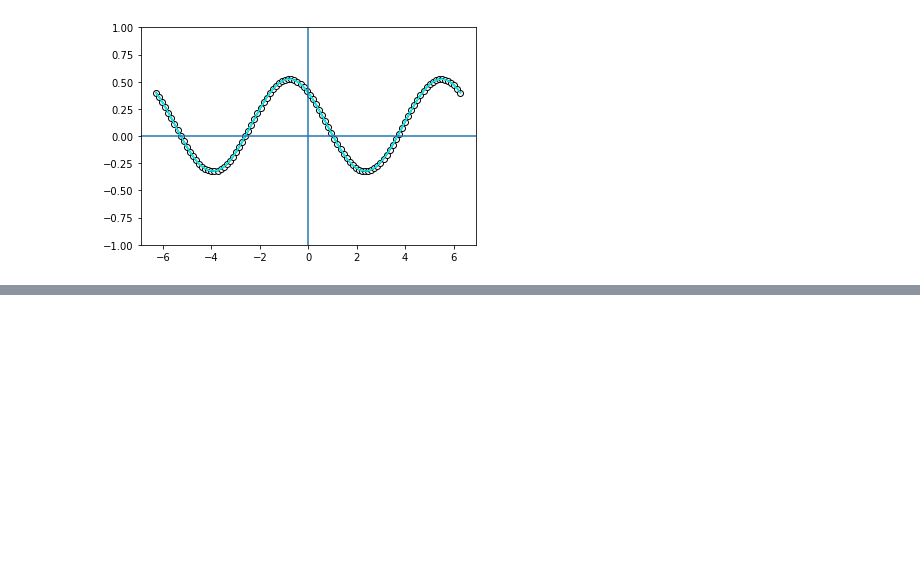
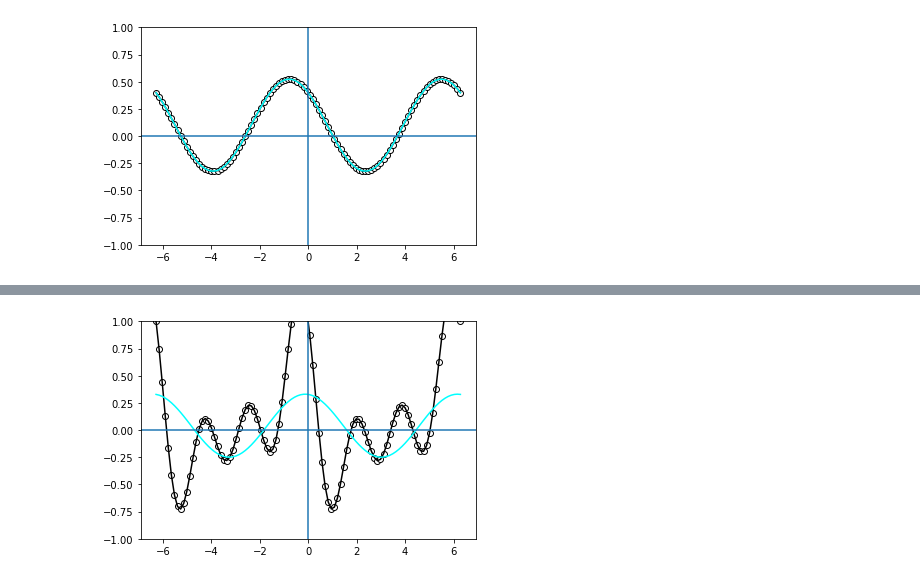
Before and after one commit to Pratha-Me/Expressivity-Quantum-Data-encoding-Fourier-Series, a Jupyter notebook: codes.ipynb, the cells around one changed output, grey strips where cells are left out. Saved outputs shown, nothing was run; the diff lists cells and outputs as text; code cells hidden in the pictures; blank space fills up the shorter version.

```diff
--- a/codes.ipynb
+++ b/codes.ipynb
@@ -614,0 +689,12 @@ plt.show()
+# %%
+predictions = [quantum_model_ghz(weights_scale_3_2, x_) for x_ in x]
+
+plt.plot(x, target_y, c='black')
+plt.scatter(x, target_y, facecolor='white', edgecolor='black')
+plt.plot(x, predictions, c='cyan')
+plt.ylim(-1, 1)
+plt.axvline(0.0)
+plt.axhline(0.0)
+plt.show()
+# %% [output]
+[figure, added]
```
Also changed, not shown: parts of 22 cells of this notebook, 1 other file.
